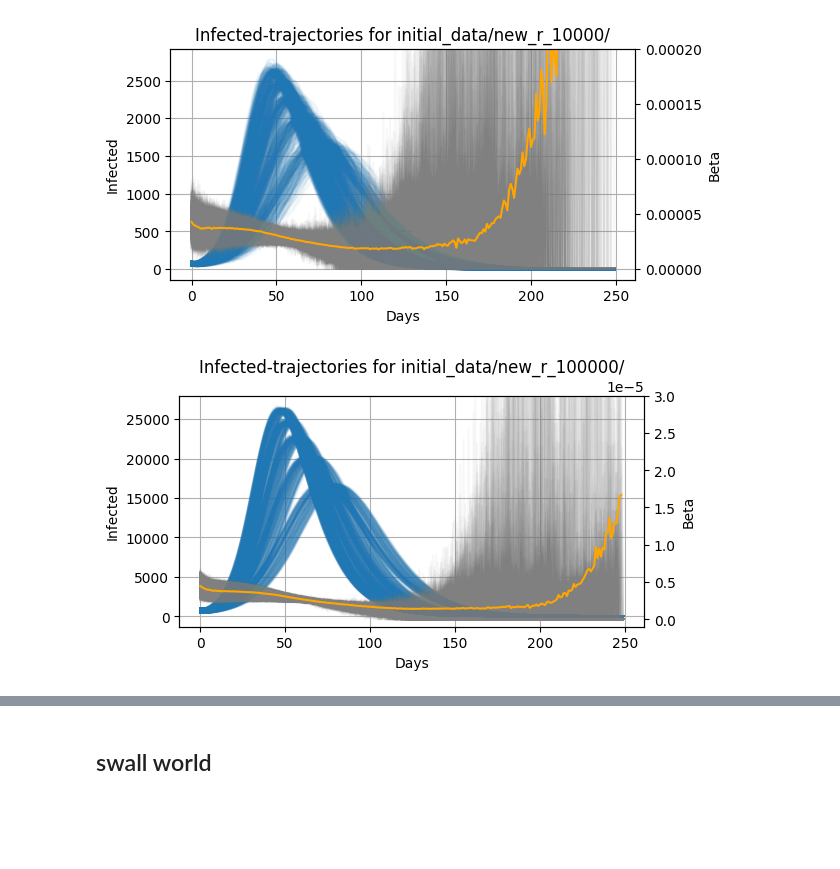
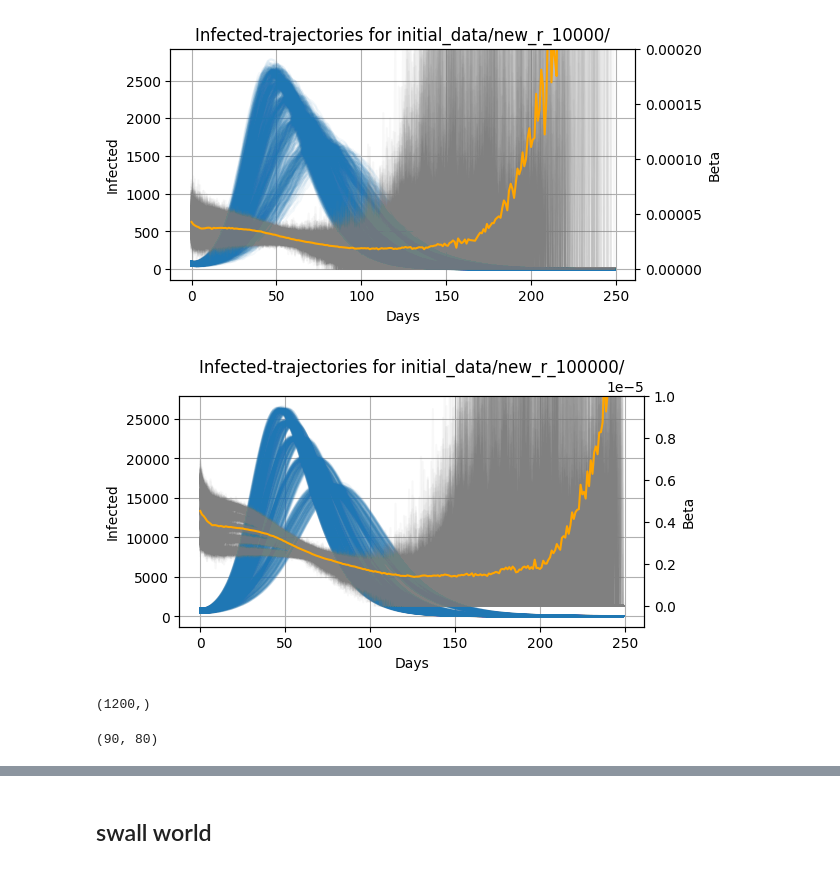
Before and after one commit to Mpkosh/network_hybrid_33, a Jupyter notebook: split_and_plot_tolopogies.ipynb, the cells around one changed output, grey strips where cells are left out. Saved outputs shown, nothing was run; the diff lists cells and outputs as text; code cells hidden in the pictures; blank space fills up the shorter version.

```diff
--- a/split_and_plot_tolopogies.ipynb
+++ b/split_and_plot_tolopogies.ipynb
@@ -289,32 +289,37 @@ ax.grid()
 # %%
 fig, ax = plt.subplots(1,1, figsize=(6, 3))
 ax_b = ax.twinx()
 
 folder = 'initial_data/new_r_100000/'
 parameters_n = pd.read_csv('initial_data/new_seeds_parameters.csv')
 all_betas = pd.DataFrame()
 
 for i in parameters_n[parameters_n.set!='test'].file.values:
     df = pd.read_csv(folder + i.split('\\')[-1])
     ax.plot(df['I'].values, alpha=0.05, color = 'tab:blue')
     ax_b.plot(df['Beta'].values, alpha=0.05, color = 'gray')
 
     epidemic_end = df[(df['E'] == 0) & (df['I'] == 0)].index
     if epidemic_end.shape[0]>1:
         df.loc[epidemic_end[1]:,'Beta'] = -2
     all_betas = pd.concat([all_betas, df[['Beta']]], axis=1)
 
 median_b = all_betas[all_betas>0].median(axis=1)
 #median_b.to_csv(f'{folder[:-1]}_median.csv', index=False)
 ax_b.plot(median_b, ls='-', color='orange', label='$\mathregular{M_{median}}$')
 
 ax.set_xlabel('Days')
 ax.set_ylabel('Infected')
 ax_b.set_ylabel('Beta')
-ax_b.set_ylim(-1e-6,3e-5)
+ax_b.set_ylim(-1e-6,1e-5)
 
 ax.set_title(f'Infected-trajectories for {folder}')
 #plt.ylim([0,500])
 ax.grid()
 # %% [output]
-[figure, old version]
+[figure, new version]
+# %%
+parameters_n[parameters_n.set!='test'
+                                    ].file.values.shape
+# %% [output]
+(1200,)
@@ -320,0 +329,4 @@ ax.grid()
+# %%
+beta_arr.shape[0], alpha_arr.shape[0]
+# %% [output]
+(90, 80)
```
Also changed, not shown: parts of 3 cells of this notebook, 11 other files.
